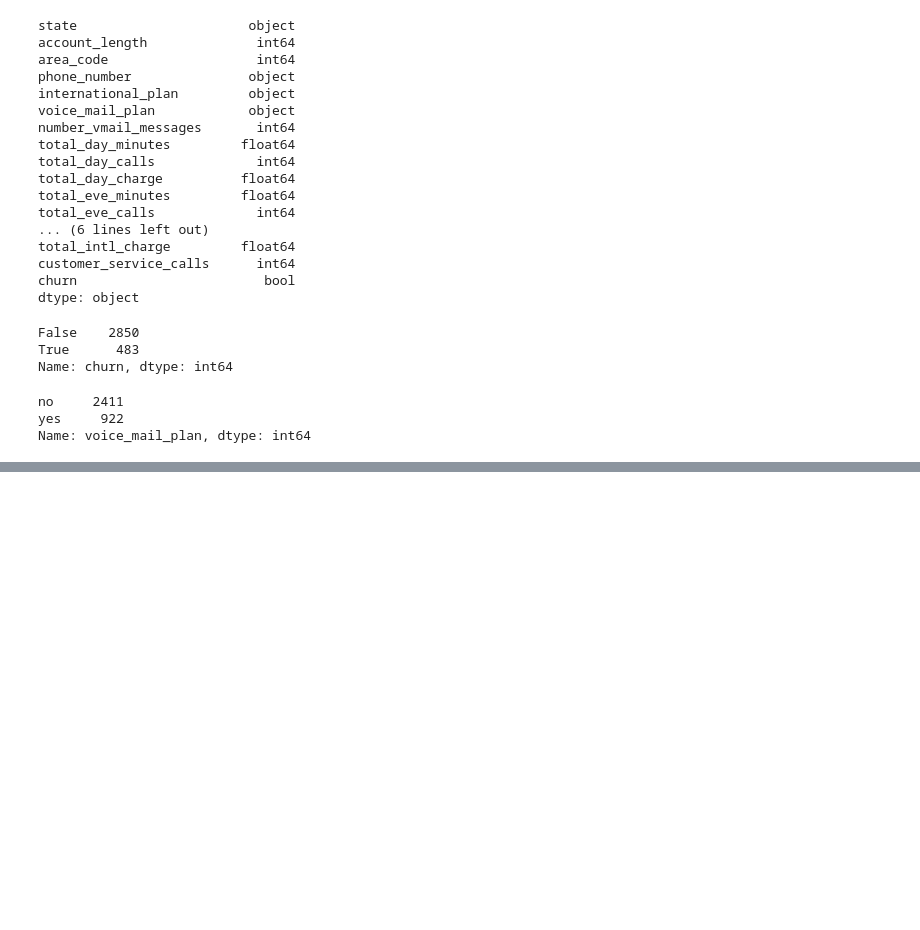
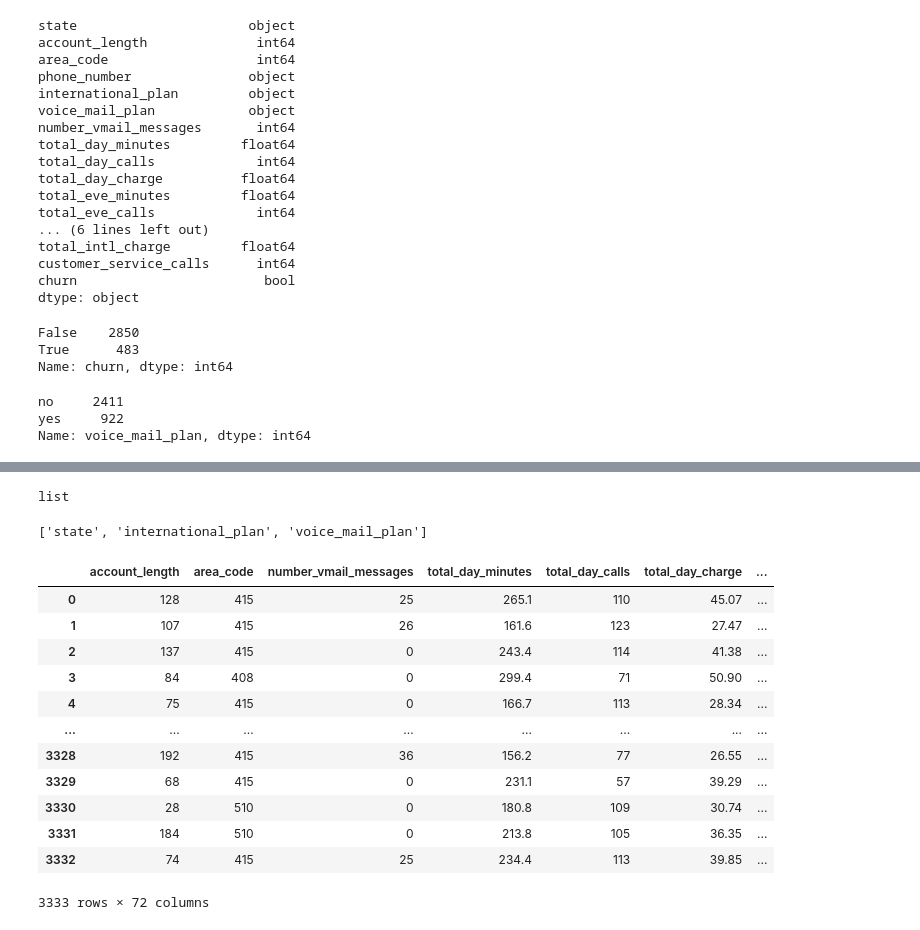
Before and after one commit to sbaltodano/SyriaTel_customer_churn, a Jupyter notebook: cleaning.ipynb, the cells around one changed output, grey strips where cells are left out. Drawn from its saved outputs; the diff is of its cells as text; code cells hidden in the pictures; blank space fills up the shorter version.

```diff
--- a/cleaning.ipynb
+++ b/cleaning.ipynb
@@ -149,2 +155,2 @@ TypeError: numpy boolean subtract, the `-` operator, is not supported, use the b
 # %%
-df.drop(columns=['phone number', ])
+df = df.drop(columns=['phone_number'])
@@ -171,0 +192,35 @@ data_prepared = full_pipeline.fit_transform(df)
+# %%
+cat_attribs = list(df.select_dtypes(include=['object']).columns)
+num_attribs = list(df.select_dtypes(exclude=['object']).columns)
+# %%
+type(cat_attribs)
+# %% [output]
+list
+# %%
+cat_attribs
+# %% [output]
+['state', 'international_plan', 'voice_mail_plan']
+# %%
+# ohe = OneHotEncoder()
+# ohe.fit(df[cat_attribs])
+# df.drop(columns= cat_attribs)
+# pd.concat([df, ohe], ignore_index=True)
+
+dummies = pd.get_dummies(df[cat_attribs])
+res = pd.concat([df, dummies], axis=1)
+res = res.drop(cat_attribs, axis=1)
+res
+# %% [output]
+|  | account_length | area_code | number_vmail_messages | total_day_minutes | total_day_calls | total_day_charge | ... |
+| 0 | 128 | 415 | 25 | 265.1 | 110 | 45.07 | ... |
+| 1 | 107 | 415 | 26 | 161.6 | 123 | 27.47 | ... |
+| 2 | 137 | 415 | 0 | 243.4 | 114 | 41.38 | ... |
+| 3 | 84 | 408 | 0 | 299.4 | 71 | 50.90 | ... |
+| 4 | 75 | 415 | 0 | 166.7 | 113 | 28.34 | ... |
+| ... | ... | ... | ... | ... | ... | ... | ... |
+| 3328 | 192 | 415 | 36 | 156.2 | 77 | 26.55 | ... |
+| 3329 | 68 | 415 | 0 | 231.1 | 57 | 39.29 | ... |
+| 3330 | 28 | 510 | 0 | 180.8 | 109 | 30.74 | ... |
+| 3331 | 184 | 510 | 0 | 213.8 | 105 | 36.35 | ... |
+| 3332 | 74 | 415 | 25 | 234.4 | 113 | 39.85 | ... |
+3333 rows × 72 columns
```
Also changed, not shown: parts of 23 cells of this notebook.
